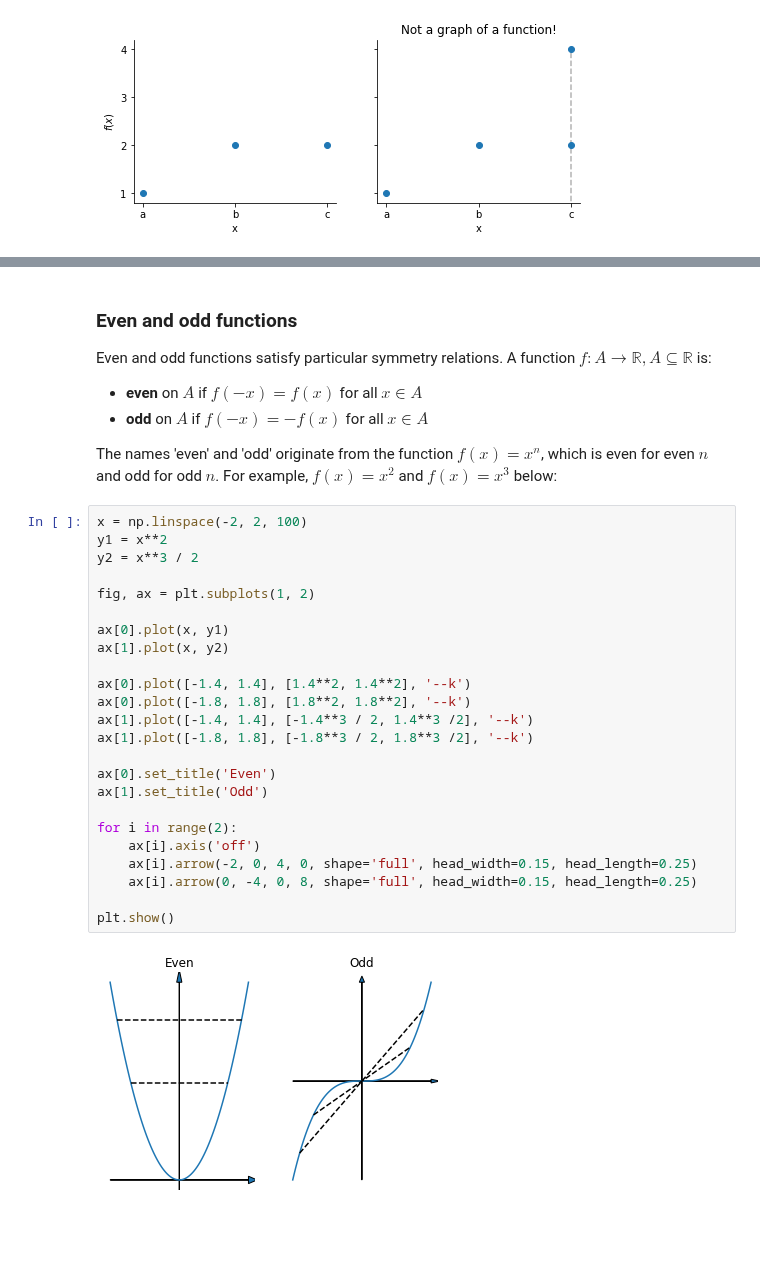
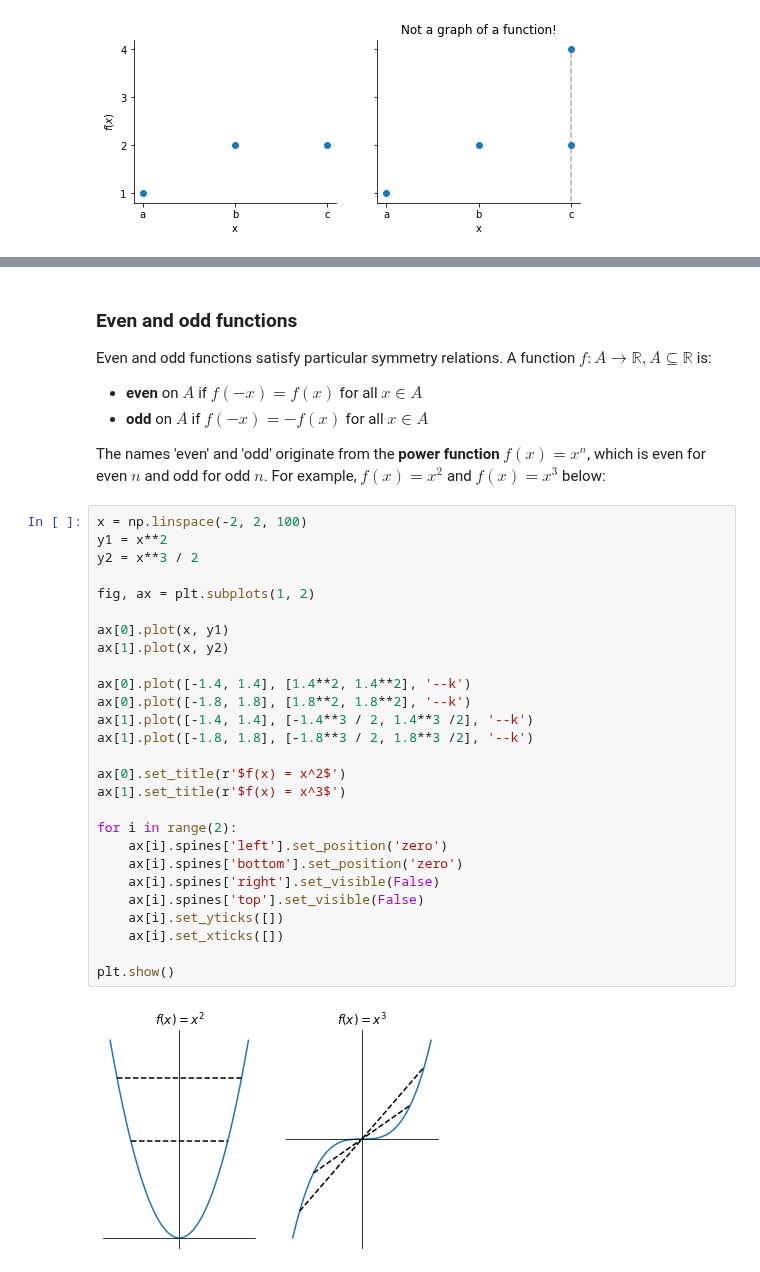
Before and after one commit to primer-computational-mathematics/book, a Jupyter notebook: _sources/mathematics/sets and functions/functions.ipynb, the cells around one changed output, grey strips where cells are left out. Drawn from its saved outputs; the diff is of its cells as text; blank space fills up the shorter version.

```diff
--- a/_sources/mathematics/sets and functions/functions.ipynb
+++ b/_sources/mathematics/sets and functions/functions.ipynb
@@ -230,30 +248,33 @@ Even and odd functions satisfy particular symmetry relations. A function $f : A
 - **even** on $A$ if $f(-x) = f(x)$ for all $x \in A$
 - **odd** on $A$ if $f(-x) = -f(x)$ for all $x \in A$
 
-The names 'even' and 'odd' originate from the function $f(x) = x^n$, which is even for even $n$ and odd for odd $n$. For example, $f(x)=x^2$ and $f(x)=x^3$ below:
+The names 'even' and 'odd' originate from the **power function** $f(x) = x^n$, which is even for even $n$ and odd for odd $n$. For example, $f(x)=x^2$ and $f(x)=x^3$ below:
 # %%
 x = np.linspace(-2, 2, 100)
 y1 = x**2
 y2 = x**3 / 2
 
 fig, ax = plt.subplots(1, 2)
 
 ax[0].plot(x, y1)
 ax[1].plot(x, y2)
 
 ax[0].plot([-1.4, 1.4], [1.4**2, 1.4**2], '--k')
 ax[0].plot([-1.8, 1.8], [1.8**2, 1.8**2], '--k')
 ax[1].plot([-1.4, 1.4], [-1.4**3 / 2, 1.4**3 /2], '--k')
 ax[1].plot([-1.8, 1.8], [-1.8**3 / 2, 1.8**3 /2], '--k')
 
-ax[0].set_title('Even')
-ax[1].set_title('Odd')
+ax[0].set_title(r'$f(x) = x^2$')
+ax[1].set_title(r'$f(x) = x^3$')
 
 for i in range(2):
-    ax[i].axis('off')
-    ax[i].arrow(-2, 0, 4, 0, shape='full', head_width=0.15, head_length=0.25)
-    ax[i].arrow(0, -4, 0, 8, shape='full', head_width=0.15, head_length=0.25)
+    ax[i].spines['left'].set_position('zero')
+    ax[i].spines['bottom'].set_position('zero')
+    ax[i].spines['right'].set_visible(False)
+    ax[i].spines['top'].set_visible(False)
+    ax[i].set_yticks([])
+    ax[i].set_xticks([])
 
 plt.show()
 # %% [output]
-[figure, old version]
+[figure, new version]
```
Also changed, not shown: parts of 3 cells of this notebook, 27 other files.
